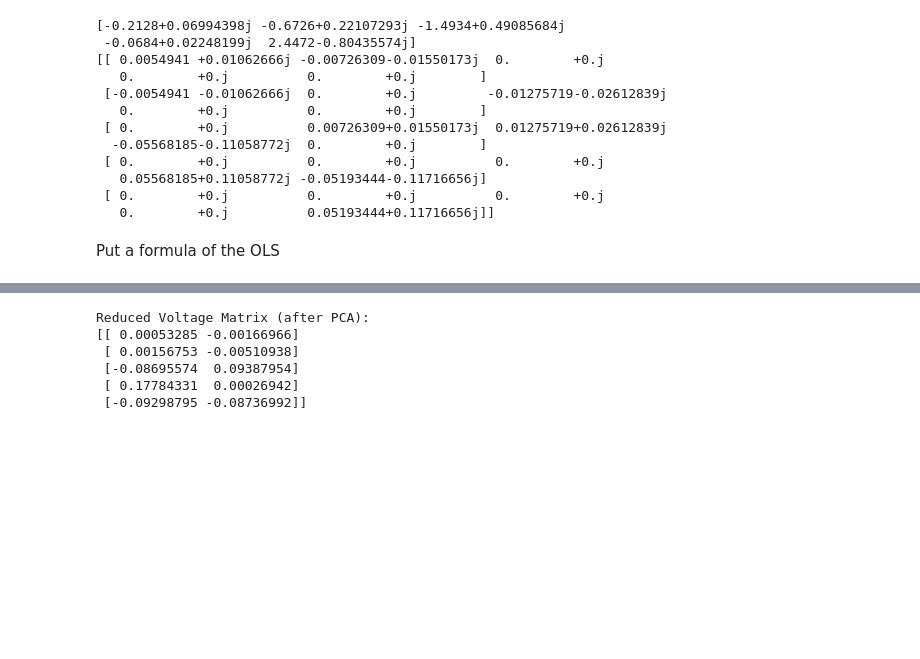
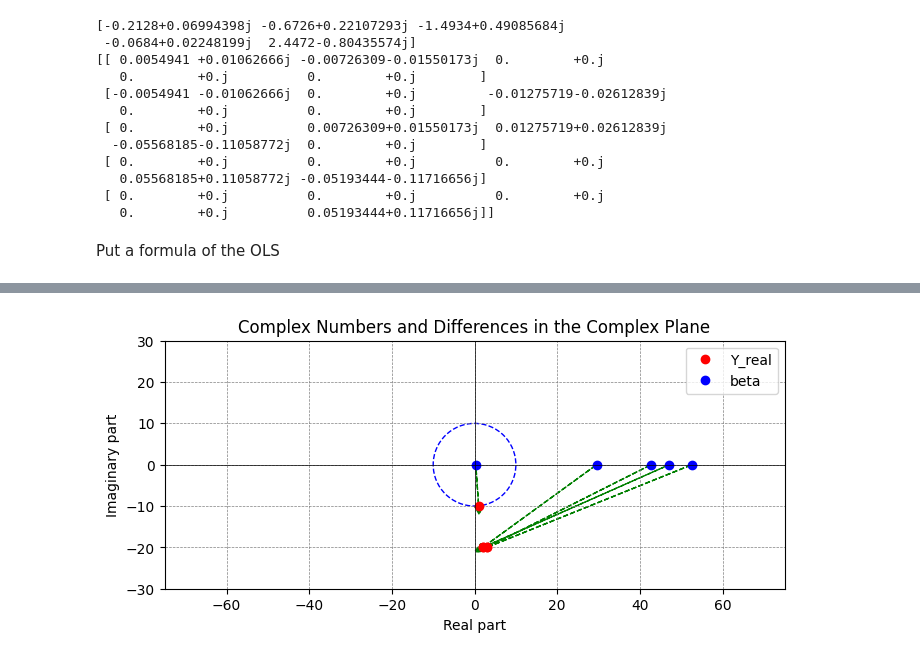
Before and after one commit to bernardoo-soares/ADRI_project, a Jupyter notebook: projeto1.ipynb, the cells around one changed output, grey strips where cells are left out. Saved outputs shown, nothing was run; the diff lists cells and outputs as text; code cells hidden in the pictures; blank space fills up the shorter version.

```diff
--- a/projeto1.ipynb
+++ b/projeto1.ipynb
@@ -942,31 +1004,37 @@ avg error: 24.053552739526715
-# %%
-from sklearn.decomposition import PCA
-from sklearn.linear_model import LinearRegression
-
-X_real = np.real(Voltage_matrix)
-X_imag = np.imag(Voltage_matrix)
-
-# Concatenate real and imaginary parts to create a new real-valued matrix
-X_combined = np.concatenate((X_real, X_imag), axis=1)
-
-# Perform PCA on the real-valued matrix
-pca = PCA()
-pca.fit(X_combined)
-
-
-cumulative_explained_variance_ratio = np.cumsum(pca.explained_variance_ratio_)
-num_components = np.argmax(cumulative_explained_variance_ratio >= 0.95) + 1
-
-# Step 5: Dimensionality Reduction
-reduced_voltage_matrix = pca.transform(X_combined)[:, :num_components]
-
-# Print the transformed matrix
-print("Reduced Voltage Matrix (after PCA):")
-print(reduced_voltage_matrix)
-# %% [output]
-Reduced Voltage Matrix (after PCA):
-[[ 0.00053285 -0.00166966]
- [ 0.00156753 -0.00510938]
- [-0.08695574  0.09387954]
- [ 0.17784331  0.00026942]
- [-0.09298795 -0.08736992]]
+# %%
+Y_real_real_part = [z.real for z in Y_real]
+Y_real_imaginary_part = [z.imag for z in Y_real]
+beta_real_part = [z.real for z in beta2]
+beta_imaginary_part = [z.imag for z in beta2]
+
+# Calculate differences between corresponding points in Y_real and beta
+differences_real = [Y_real[i].real - beta2[i].real for i in range(len(Y_real))]
+differences_imaginary = [Y_real[i].imag - beta2[i].imag for i in range(len(Y_real))]
+
+# Plot the complex numbers and differences in the complex plane
+plt.figure(figsize=(8, 6))
+plt.plot(Y_real_real_part, Y_real_imaginary_part, 'ro', label='Y_real')
+plt.plot(beta_real_part, beta_imaginary_part, 'bo', label='beta')
+for i in range(len(Y_real)):
+    plt.arrow(beta_real_part[i], beta_imaginary_part[i], differences_real[i], differences_imaginary[i],
+              head_width=2, head_length=2, fc='green', ec='green', linestyle='--')
+plt.xlabel('Real part')
+plt.ylabel('Imaginary part')
+plt.title('Complex Numbers and Differences in the Complex Plane')
+plt.axhline(0, color='black',linewidth=0.5)
+plt.axvline(0, color='black',linewidth=0.5)
+plt.grid(color='gray', linestyle='--', linewidth=0.5)
+
+# Plot unit circle
+unit_circle = plt.Circle((0, 0), 10, color='blue', fill=False, linestyle='--', linewidth=1)
+plt.gca().add_patch(unit_circle)
+
+# Adjust axis limits to center plot at origin and keep points visible
+plt.xlim(-75, 75)
+plt.ylim(-30, 30)
+
+plt.legend()
+plt.gca().set_aspect('equal', adjustable='box')
+plt.show()
+# %% [output]
+[figure, added]
```
Also changed, not shown: parts of 8 cells of this notebook.
